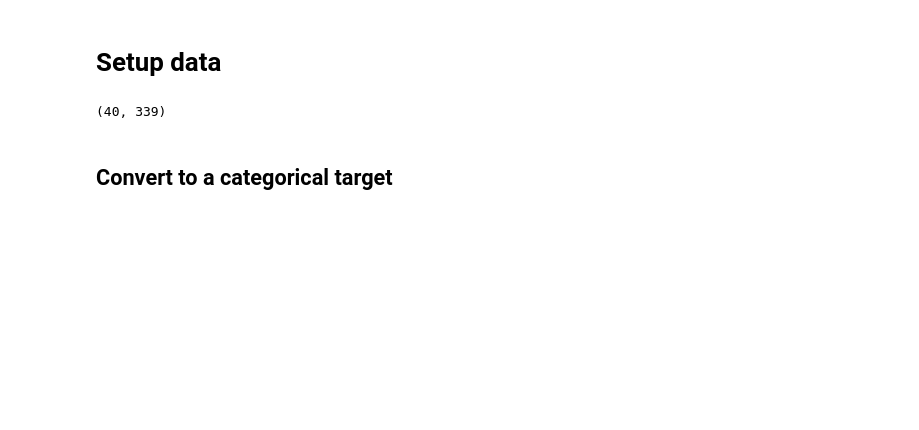
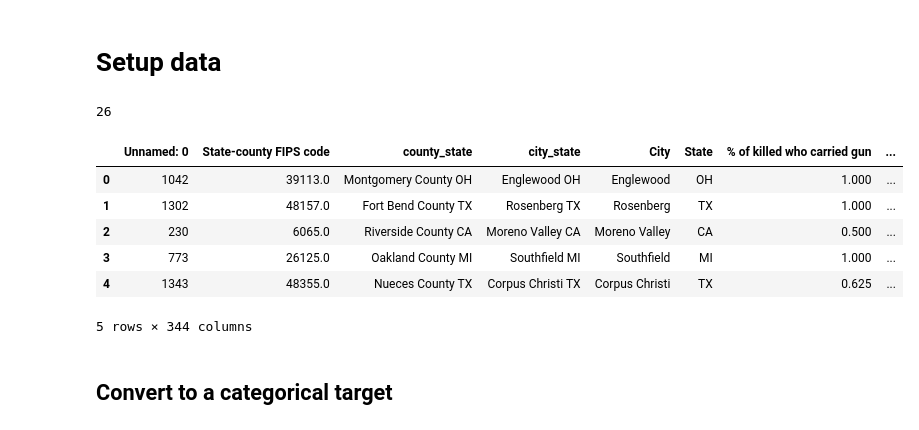
Before and after one commit to isaacNorthwestern/quantum_hackathon, a Jupyter notebook: notebooks/QSVM-baseline.ipynb, the cells around one changed output. Drawn from its saved outputs; the diff is of its cells as text; code cells hidden in the pictures; blank space fills up the shorter version.

```diff
--- a/notebooks/QSVM-baseline.ipynb
+++ b/notebooks/QSVM-baseline.ipynb
@@ -56,9 +75,41 @@ PREDICTORS = ['age', 'POP_ESTIMATE_2016']
+# %%
+PREDICTORS = ["% of killed who carried gun","% of killed who were unarmed",
+"% of killed who were minority",
+"% of killed who had sign of mental illness","% of killed who were male",
+"% of killed who attacked","% of killed whose threat undertermined",
+"% of killed who were fleeing","% of killed whose killer had body camera on",
+"% of killed age 10 and below","% of killed 30 and below","% of killed 50 and below",
+"Estimated percent of people of all ages in poverty 2019",
+"Estimated percent of people age 0-17 in poverty 2019",
+"Estimated percent of related children age 5-17 in families in poverty 2019",
+"Estimate of median household income 2019",
+"POP_ESTIMATE_2019",
+"Unemployment_rate_2019",
+"Percent of adults with less than a high school diploma, 2015-19",
+"Percent of adults with a high school diploma only, 2015-19",
+"Percent of adults completing some college or associate's degree, 2015-19",
+"Percent of adults with a bachelor's degree or higher, 2015-19",
+"white_population",
+"calc_officers_per_10k_population",
+"calc_fines_forfeitures_per_resident",
+"calc_police_spending_per_resident"]
+
+
+len(PREDICTORS)
+# %% [output]
+26
 # %%
 modeldat = rawdat.dropna(subset = ['calc_killed_by_police_per_10k_arrests'] + PREDICTORS,how='any')
-modeldat = modeldat.sample(40)
-modeldat.shape
+modeldat = modeldat.sample(40).reset_index(drop=True)
+modeldat.head()
 # %% [output]
+|  | Unnamed: 0 | State-county FIPS code | county_state | city_state | City | State | % of killed who carried gun | ... |
+| 0 | 1042 | 39113.0 | Montgomery County OH | Englewood OH | Englewood | OH | 1.000 | ... |
+| 1 | 1302 | 48157.0 | Fort Bend County TX | Rosenberg TX | Rosenberg | TX | 1.000 | ... |
+| 2 | 230 | 6065.0 | Riverside County CA | Moreno Valley CA | Moreno Valley | CA | 0.500 | ... |
+| 3 | 773 | 26125.0 | Oakland County MI | Southfield MI | Southfield | MI | 1.000 | ... |
+| 4 | 1343 | 48355.0 | Nueces County TX | Corpus Christi TX | Corpus Christi | TX | 0.625 | ... |
-(40, 339)
+5 rows × 344 columns
 # %% [markdown]
 ## Convert to a categorical target
 # %%
```
Also changed, not shown: parts of 19 cells of this notebook.
